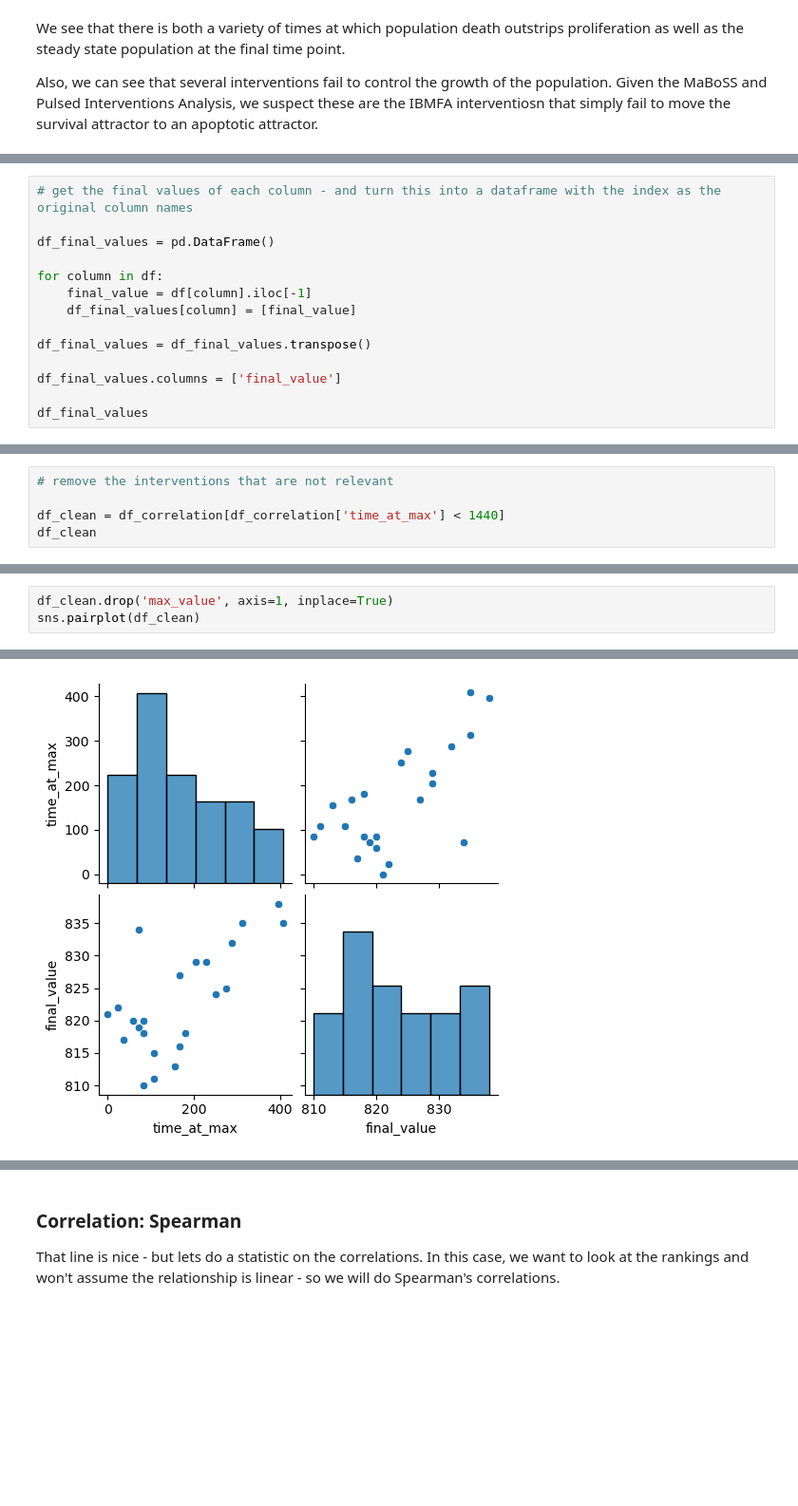
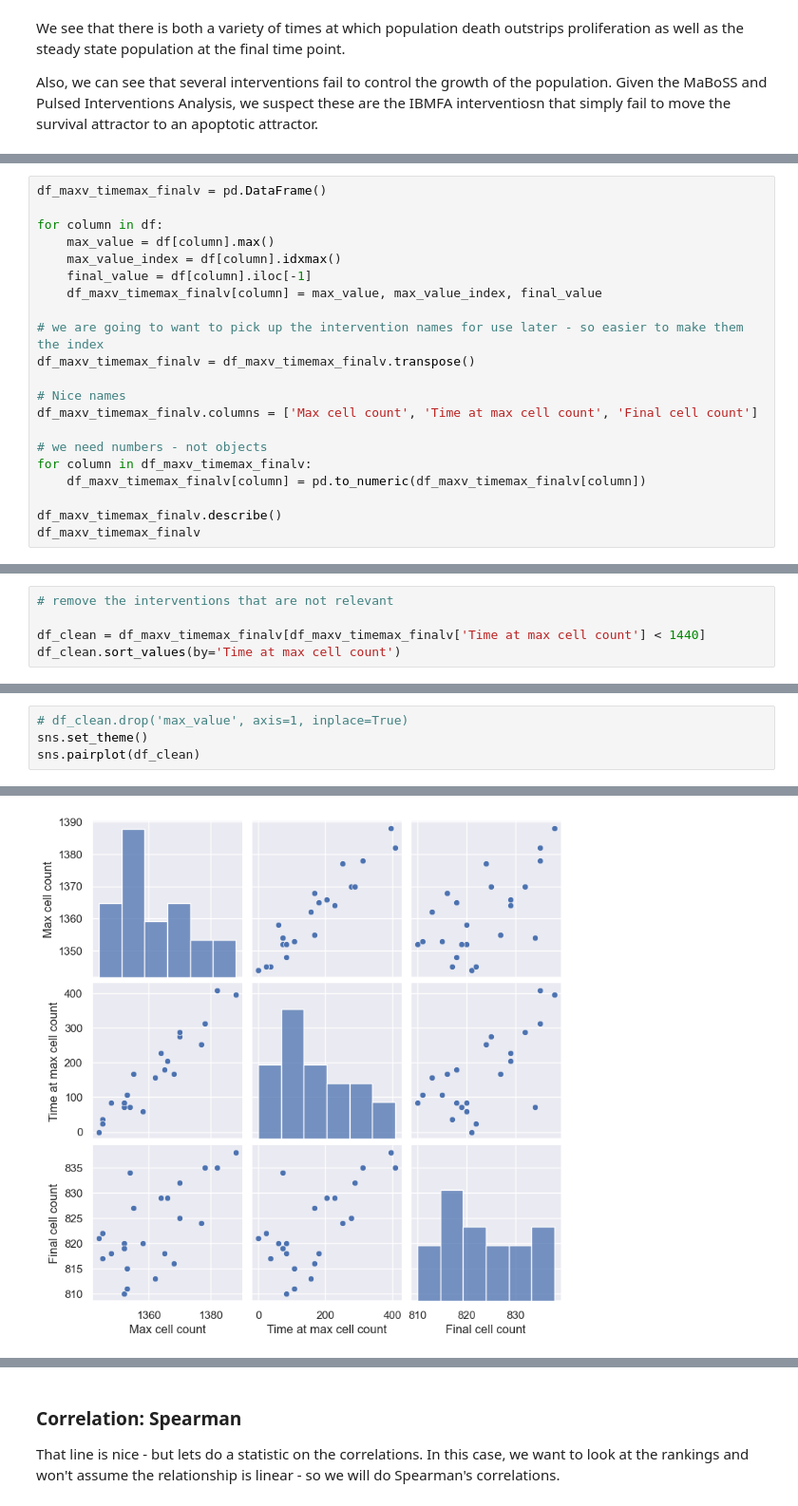
Before and after one commit to johnmetzcar/PhysiLab, a Jupyter notebook: scripts/Spatial Gradient-based Analysis.ipynb, the cells around one changed output, grey strips where cells are left out. Shown at 95% size. Drawn from its saved outputs; the diff is of its cells as text; blank space fills up the shorter version.

Commit message:
Added the ranking plot and fixed up the other plots.

```diff
--- a/scripts/Spatial Gradient-based Analysis.ipynb
+++ b/scripts/Spatial Gradient-based Analysis.ipynb
@@ -115,14 +117,0 @@ dtype: object
-# %%
-# get the final values of each column - and turn this into a dataframe with the index as the original column names
-
-df_final_values = pd.DataFrame()
-
-for column in df:
-    final_value = df[column].iloc[-1]
-    df_final_values[column] = [final_value]
-
-df_final_values = df_final_values.transpose()
-
-df_final_values.columns = ['final_value']
-
-df_final_values
@@ -170,0 +122,21 @@ df_correlation
+# %%
+df_maxv_timemax_finalv = pd.DataFrame()
+
+for column in df:
+    max_value = df[column].max()
+    max_value_index = df[column].idxmax()
+    final_value = df[column].iloc[-1]
+    df_maxv_timemax_finalv[column] = max_value, max_value_index, final_value
+
+# we are going to want to pick up the intervention names for use later - so easier to make them the index
+df_maxv_timemax_finalv = df_maxv_timemax_finalv.transpose()
+
+# Nice names
+df_maxv_timemax_finalv.columns = ['Max cell count', 'Time at max cell count', 'Final cell count']
+
+# we need numbers - not objects
+for column in df_maxv_timemax_finalv:
+    df_maxv_timemax_finalv[column] = pd.to_numeric(df_maxv_timemax_finalv[column])
+
+df_maxv_timemax_finalv.describe()
+df_maxv_timemax_finalv
@@ -220,6 +185,6 @@ dtype: object
 # %%
 # remove the interventions that are not relevant
 
-df_clean = df_correlation[df_correlation['time_at_max'] < 1440]
-df_clean
+df_clean = df_maxv_timemax_finalv[df_maxv_timemax_finalv['Time at max cell count'] < 1440]
+df_clean.sort_values(by='Time at max cell count')
 # %% [output]
@@ -243,4 +208,5 @@ df_clean
 # %%
-df_clean.drop('max_value', axis=1, inplace=True)
+# df_clean.drop('max_value', axis=1, inplace=True)
+sns.set_theme()
 sns.pairplot(df_clean)
 # %% [output]
@@ -252 +214 @@ See the caveats in the documentation: https://pandas.pydata.org/pandas-docs/stab
-[figure, old version]
+[figure, new version]
```
Also changed, not shown: parts of 29 cells of this notebook.
